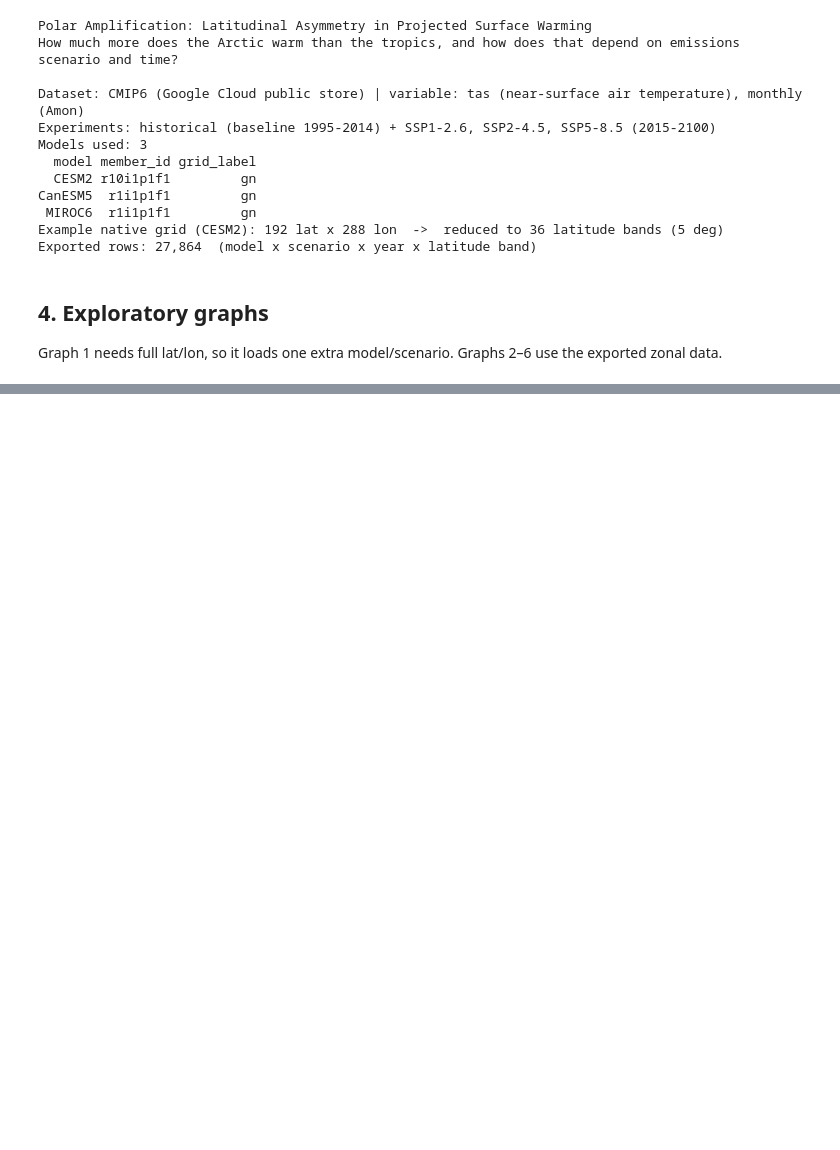
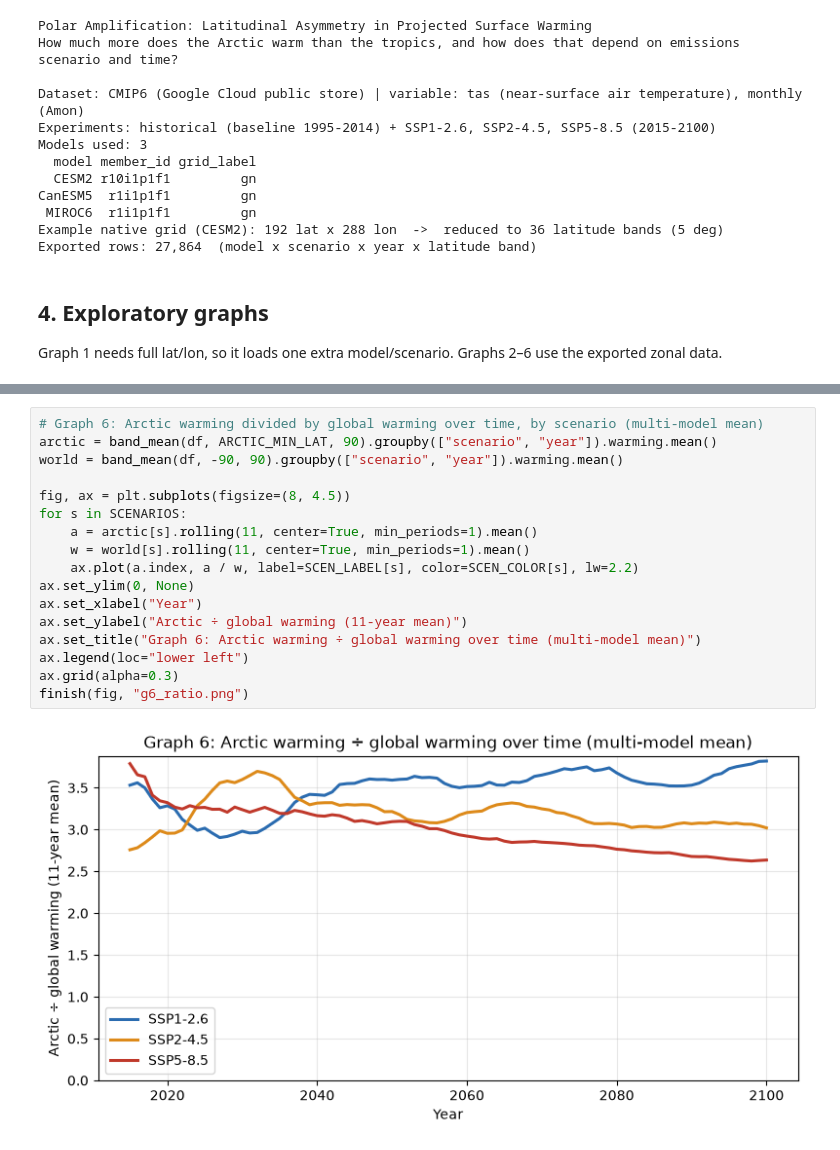
Before and after one commit to vtvdan/dsc106-project-3, a Jupyter notebook: data_exploration.ipynb, the cells around one changed output, grey strips where cells are left out. Cells and saved outputs as stored; diff of their text form; blank space fills up the shorter version.

```diff
--- a/data_exploration.ipynb
+++ b/data_exploration.ipynb
@@ -357,0 +396,19 @@ finish(fig, "g3_gap.png")
+# %%
+# Graph 6: Arctic warming divided by global warming over time, by scenario (multi-model mean)
+arctic = band_mean(df, ARCTIC_MIN_LAT, 90).groupby(["scenario", "year"]).warming.mean()
+world = band_mean(df, -90, 90).groupby(["scenario", "year"]).warming.mean()
+
+fig, ax = plt.subplots(figsize=(8, 4.5))
+for s in SCENARIOS:
+    a = arctic[s].rolling(11, center=True, min_periods=1).mean()
+    w = world[s].rolling(11, center=True, min_periods=1).mean()
+    ax.plot(a.index, a / w, label=SCEN_LABEL[s], color=SCEN_COLOR[s], lw=2.2)
+ax.set_ylim(0, None)
+ax.set_xlabel("Year")
+ax.set_ylabel("Arctic ÷ global warming (11-year mean)")
+ax.set_title("Graph 6: Arctic warming ÷ global warming over time (multi-model mean)")
+ax.legend(loc="lower left")
+ax.grid(alpha=0.3)
+finish(fig, "g6_ratio.png")
+# %% [output]
+[figure, added]
```
Also changed, not shown: parts of 6 cells of this notebook, 3 other files.
